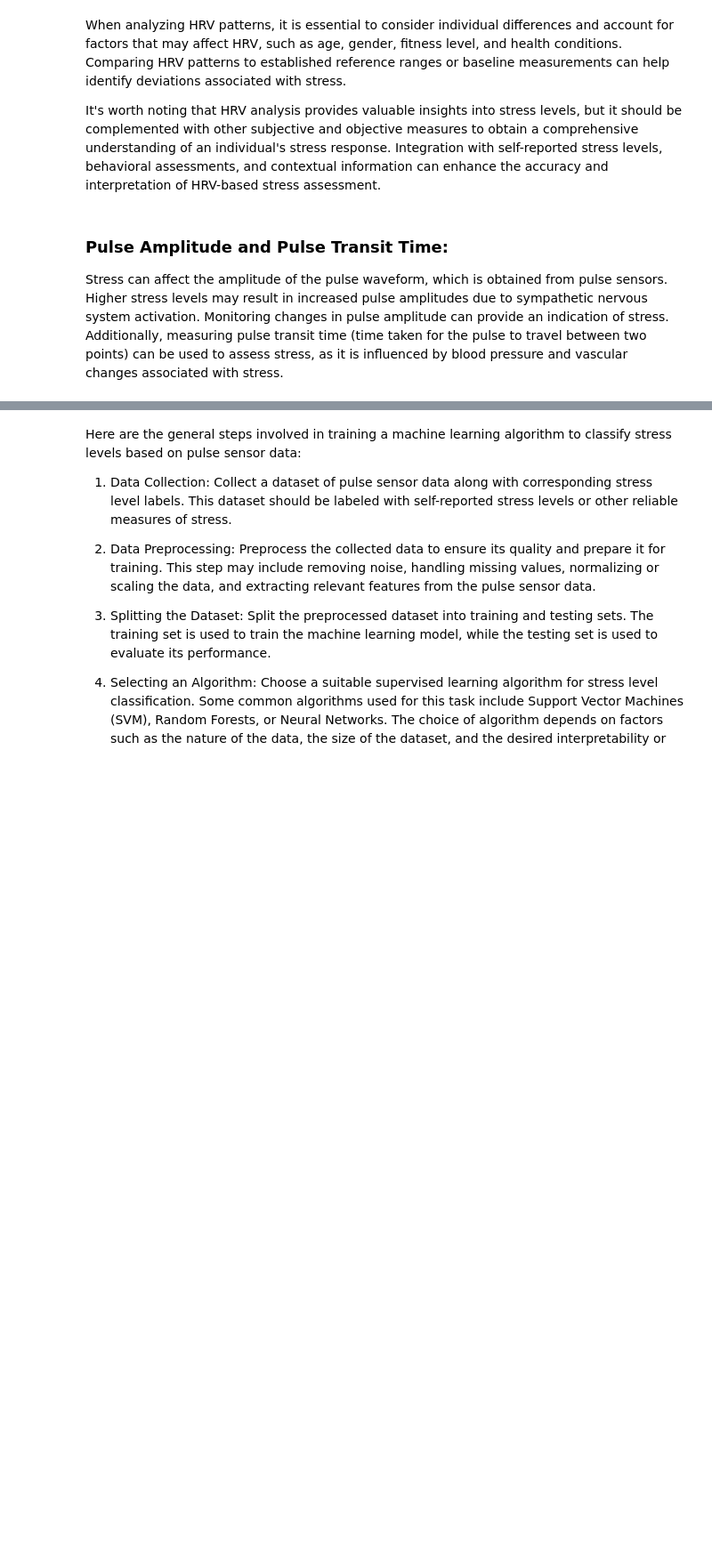
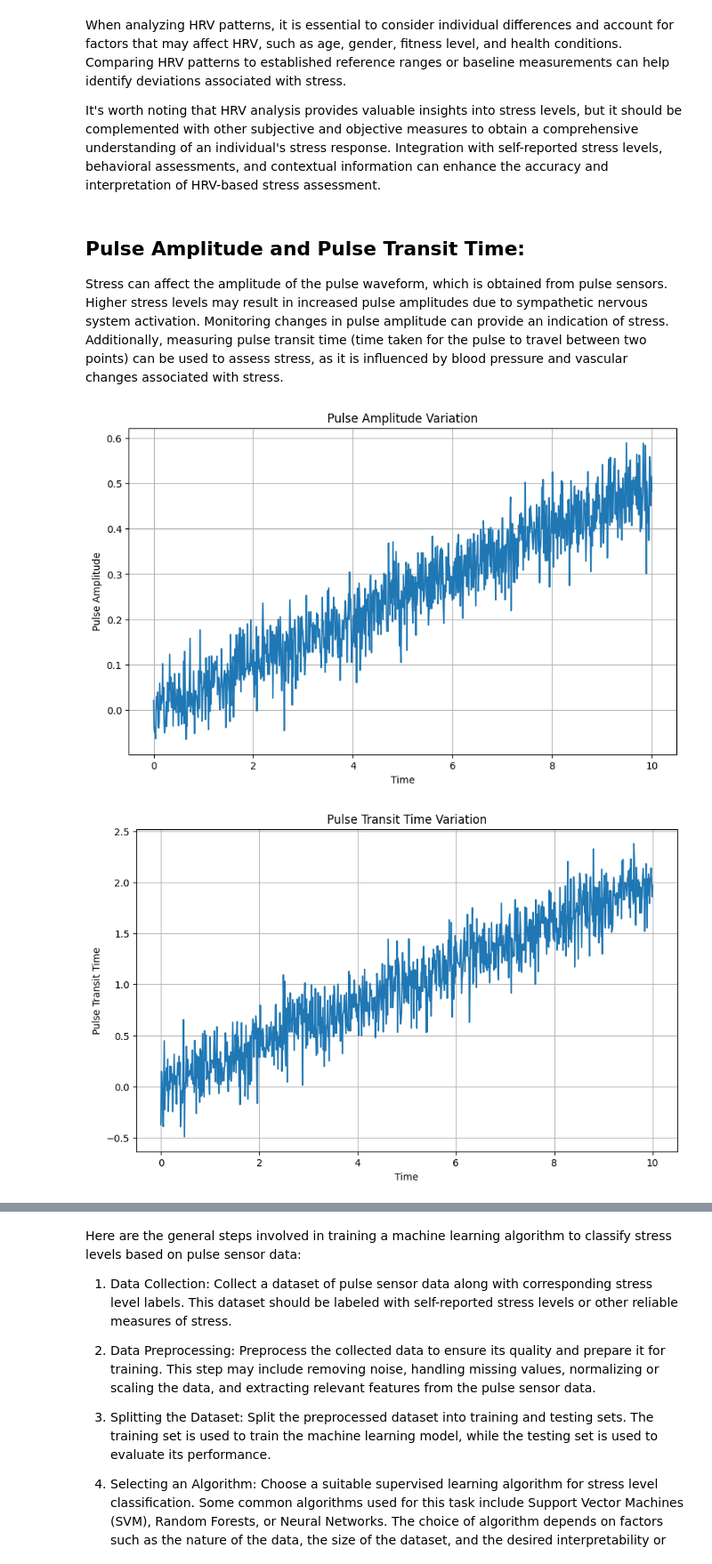
Before and after one commit to borisov5/Math_Concepts_for_Developers_March_2023, a Jupyter notebook: project for exam/Electrocardiography_project.ipynb, the cells around one changed output, grey strips where cells are left out. Shown at 89% size. Drawn from its saved outputs; the diff is of its cells as text; code cells hidden in the pictures; blank space fills up the shorter version.

```diff
--- a/project for exam/Electrocardiography_project.ipynb
+++ b/project for exam/Electrocardiography_project.ipynb
@@ -624,6 +711,33 @@ When analyzing HRV patterns, it is essential to consider individual differences
 
 It's worth noting that HRV analysis provides valuable insights into stress levels, but it should be complemented with other subjective and objective measures to obtain a comprehensive understanding of an individual's stress response. Integration with self-reported stress levels, behavioral assessments, and contextual information can enhance the accuracy and interpretation of HRV-based stress assessment.
 # %% [markdown]
-### Pulse Amplitude and Pulse Transit Time:
+## Pulse Amplitude and Pulse Transit Time:
 
 Stress can affect the amplitude of the pulse waveform, which is obtained from pulse sensors. Higher stress levels may result in increased pulse amplitudes due to sympathetic nervous system activation. Monitoring changes in pulse amplitude can provide an indication of stress. Additionally, measuring pulse transit time (time taken for the pulse to travel between two points) can be used to assess stress, as it is influenced by blood pressure and vascular changes associated with stress.
+# %%
+# Generate simulated data
+time = np.linspace(0, 10, num=1000)
+stress_levels = np.linspace(0, 1, num=1000)
+pulse_amplitude = stress_levels * 0.5 + np.random.normal(0, 0.05, size=1000)
+pulse_transit_time = stress_levels * 2 + np.random.normal(0, 0.2, size=1000)
+
+# Plotting pulse amplitude
+plt.figure(figsize=(10, 6))
+plt.plot(time, pulse_amplitude)
+plt.xlabel('Time')
+plt.ylabel('Pulse Amplitude')
+plt.title('Pulse Amplitude Variation')
+plt.grid(True)
+plt.show()
+
+# Plotting pulse transit time
+plt.figure(figsize=(10, 6))
+plt.plot(time, pulse_transit_time)
+plt.xlabel('Time')
+plt.ylabel('Pulse Transit Time')
+plt.title('Pulse Transit Time Variation')
+plt.grid(True)
+plt.show()
+# %% [output]
+[figure, added]
+[figure, added]
```
Also changed, not shown: parts of 36 cells of this notebook.
